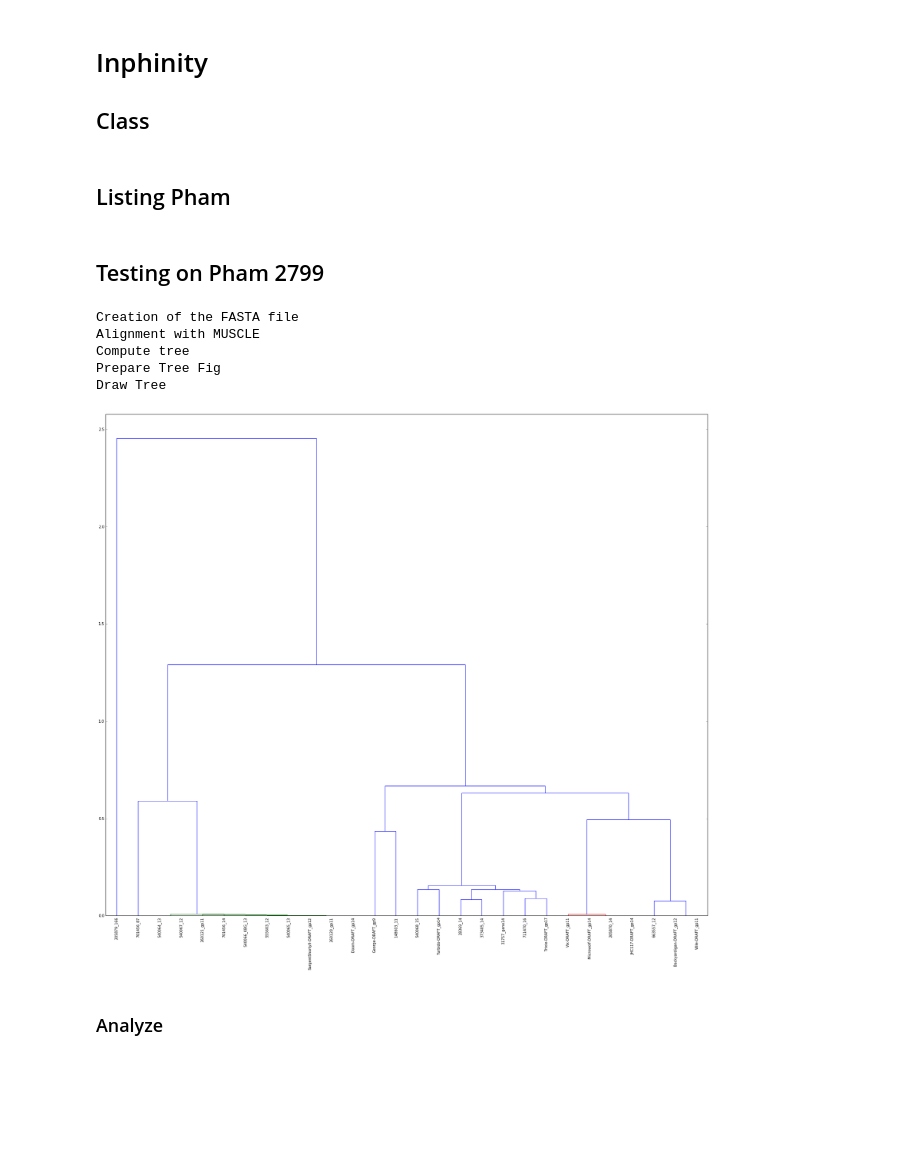
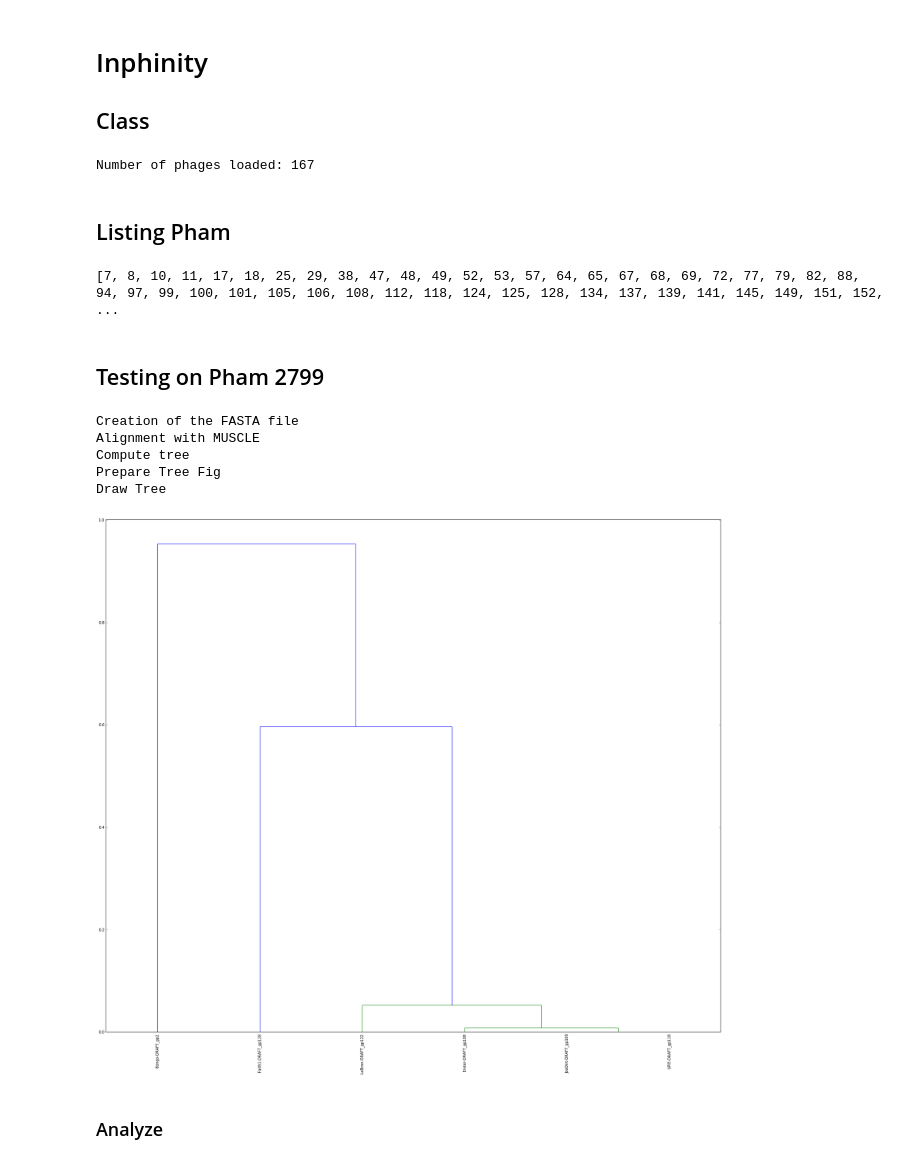
Before and after one commit to kamyh/pa-inphinity, a Jupyter notebook: jupyter_align_mysql/src/inphinity/show_phamily.ipynb, the cells around one changed output. Saved outputs shown, nothing was run; the diff lists cells and outputs as text; code cells hidden in the pictures; blank space fills up the shorter version.

```diff
--- a/jupyter_align_mysql/src/inphinity/show_phamily.ipynb
+++ b/jupyter_align_mysql/src/inphinity/show_phamily.ipynb
@@ -28,6 +28,8 @@ class sea_inphinity():
         self.connection()
         self.verbose = True
         self.out_dir = './out/'
+
+        print('Number of phages loaded: %d' % (self.number_of_phages()))
 
     def print_(self, string):
         if self.verbose:
@@ -41,6 +43,14 @@ class sea_inphinity():
                                      db=self.db_name,
                                      charset='utf8mb4',
                                      cursorclass=pymysql.cursors.DictCursor)
+
+    def number_of_phages(self):
+        cur = self.connection.cursor()
+        sql = "SELECT count(*) FROM phage"
+        cur.execute(sql)
+
+        res = cur.fetchall()
+        return res[0]['count(*)']
 
     def simple_execute(self, sql, verbose):
         try:
@@ -120,7 +130,7 @@ class sea_inphinity():
         return list(cur.fetchall())
 
     def get_phage_from_gene_id(self, gene_id):
-        phage = sea_inphinity.get_phage(sea_inphinity.get_list_genes([gene_id], False)[0]['PhageID'], False)[0]
+        phage = self.get_phage(self.get_list_genes([gene_id], False)[0]['PhageID'], False)[0]
         return phage
 
     def build_tree(self,pham):
@@ -132,12 +142,12 @@ class sea_inphinity():
 
     def get_genes_from_a_pham(self, pham):
         pham_list = []
-        pham = sea_inphinity.get_specific_pham(pham)
+        pham = self.get_specific_pham(pham)
         for id in pham:
             pham_list.append(id['GeneID'])
             self.print_(id)
         #print(pham_list)
-        genes = sea_inphinity.get_list_genes(pham_list, False)
+        genes = self.get_list_genes(pham_list, False)
 
         return genes
 
@@ -270,25 +280,30 @@ class sea_inphinity():
         return host
 
 
-sea_inphinity = sea_inphinity('sea')
+#sea_inphinity = sea_inphinity('sea')
+sea_inphinity_var = sea_inphinity('sea_own')
+# %% [output]
+Number of phages loaded: 167
 # %% [markdown]
 ## Listing Pham
 # %%
-list_name = sea_inphinity.get_list_name_pham(-1)
+list_name = sea_inphinity_var.get_list_name_pham(-1)
 print(list_name)
+# %% [output]
+[7, 8, 10, 11, 17, 18, 25, 29, 38, 47, 48, 49, 52, 53, 57, 64, 65, 67, 68, 69, 72, 77, 79, 82, 88, 94, 97, 99, 100, 101, 105, 106, 108, 112, 118, 124, 125, 128, 134, 137, 139, 141, 145, 149, 151, 152, ...
 # %% [markdown]
 ## Testing on Pham 2799
 # %%
-sea_inphinity.verbose = False
-sea_inphinity.build_tree('2799')
-sea_inphinity.draw_tree()
+sea_inphinity_var.verbose = False
+sea_inphinity_var.build_tree('3352')
+sea_inphinity_var.draw_tree()
 # %% [output]
 Creation of the FASTA file
 Alignment with MUSCLE
 Compute tree
 Prepare Tree Fig
 Draw Tree
-[figure, old version]
+[figure, new version]
 # %% [markdown]
 ### Analyze
 # %%
```
Also changed, not shown: parts of 10 cells of this notebook, 17 other files.
